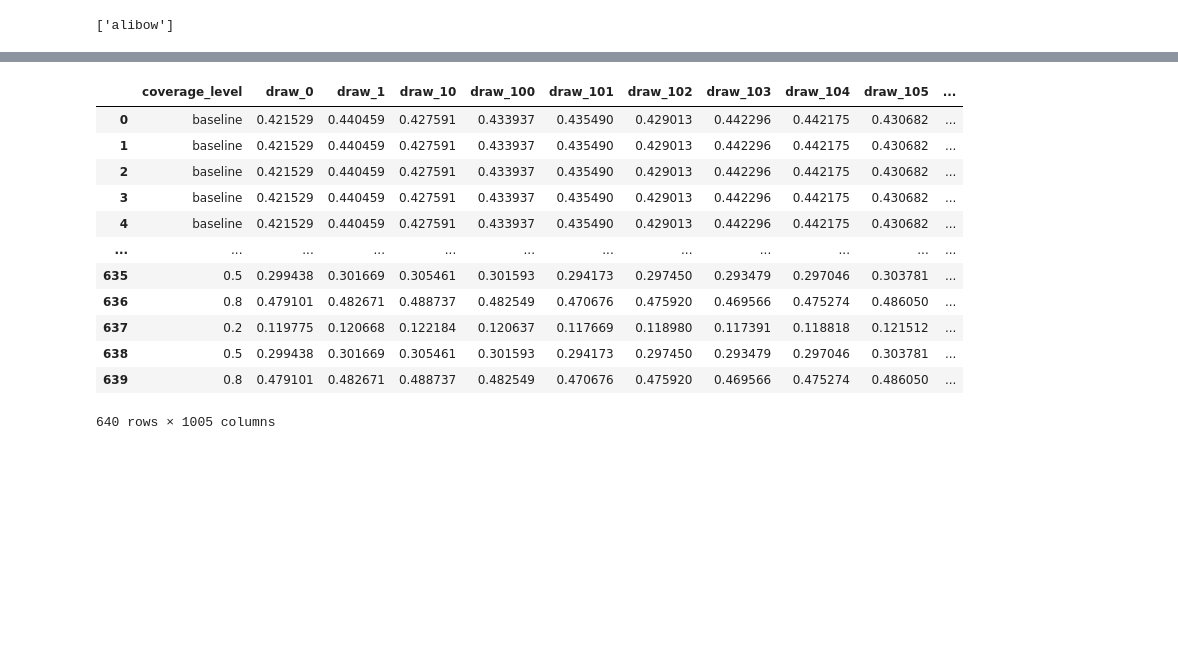
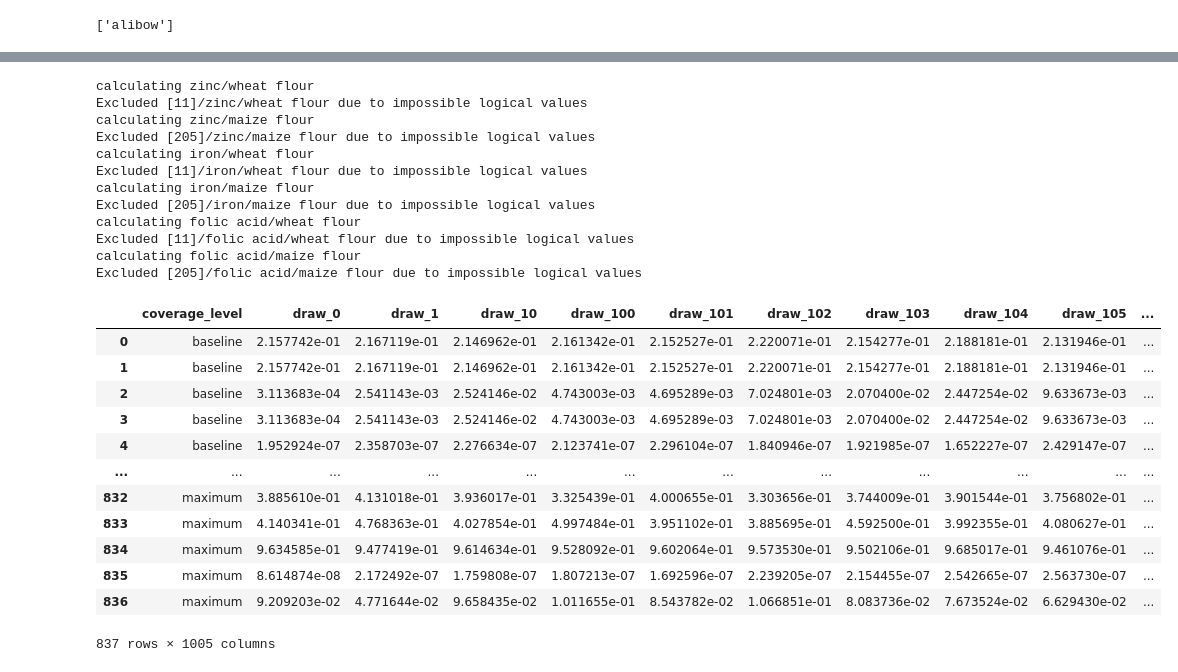
Before and after one commit to ihmeuw/vivarium_research_lsff, a Jupyter notebook: multiplication_models/coverage_plots.ipynb, the cells around one changed output, grey strips where cells are left out. Drawn from its saved outputs; the diff is of its cells as text; code cells hidden in the pictures; blank space fills up the shorter version.

Commit message:
update coverage algorithm and plots

```diff
--- a/multiplication_models/coverage_plots.ipynb
+++ b/multiplication_models/coverage_plots.ipynb
@@ -12,12 +12,12 @@ age_group_ids = [2,3,4,5]
 sex_ids = [1,2]
 coverage_levels = [0.2,0.5,0.8]
 years = [2021,2022,2023,2024,2025]
+# %%
+nutrients = ['vitamin a','zinc','iron','folic acid']
+vehicles = ['oil','wheat flour','maize flour']
 # %%
 coverage_data_dir = f'/ihme/homes/{username[0]}/notebooks/vivarium_research_lsff/data_prep/outputs/lsff_input_coverage_data.csv'
 # %%
-location_ids = (list(
-                pd.read_csv(coverage_data_dir)
-                .location_id
-                .unique()))
+location_ids = pd.read_csv(coverage_data_dir).location_id.unique()
 location_ids
 # %% [output]
@@ -25,3 +25,0 @@ location_ids
-# %%
-nutrients = ['vitamin a','zinc','iron','folic acid']
-vehicles = ['oil','wheat flour']
@@ -43,22 +27,21 @@ l
 coverage_u5 = pd.DataFrame()
 for nutrient in nutrients:
     if nutrient == 'vitamin a':
-        vehicle = 'oil'
+        vehicles = ['oil']
     else:
-        vehicle = 'wheat flour'
-    baseline_coverage, counterfactual_coverage = generate_overall_coverage_rates(
-                                                     coverage_data_dir,
-                                                     nutrient,
-                                                     vehicle,
-                                                     coverage_levels,
-                                                     years,
-                                                     location_ids,
-                                                    ['under-5','total population',np.nan])
-    baseline_coverage['coverage_level'] = 'baseline'
-    coverage = pd.concat([baseline_coverage.reset_index(),counterfactual_coverage.reset_index()], ignore_index=True)
-    coverage['nutrient'] = nutrient
-    coverage['vehicle'] = vehicle
-    coverage_u5 = pd.concat([coverage_u5, coverage], ignore_index=True)
+        vehicles = ['wheat flour', 'maize flour']
+    for vehicle in vehicles:
+        print(f'calculating {nutrient}/{vehicle}')
+        cov_a, cov_b = generate_logical_coverage_draws(coverage_data_dir, location_ids, nutrient, vehicle)
+        baseline_coverage, counterfactual_coverage = generate_coverage_dfs(cov_a, cov_b, [2021,2025], coverage_levels)
+        baseline_coverage['coverage_level'] = 'baseline'
+        cov_b['coverage_level'] = 'maximum'
+        coverage = pd.concat([baseline_coverage.reset_index(),
+                              counterfactual_coverage.reset_index(),
+                              cov_b.reset_index()], ignore_index=True)
+        coverage['nutrient'] = nutrient
+        coverage['vehicle'] = vehicle
+        coverage_u5 = pd.concat([coverage_u5, coverage], ignore_index=True)
 
 coverage_u5
 # %% [output]
@@ -72,16 +66,28 @@ To retain the current behavior and silence the warning, pass 'sort=True'.
+calculating zinc/wheat flour
+Excluded [11]/zinc/wheat flour due to impossible logical values
+calculating zinc/maize flour
+Excluded [205]/zinc/maize flour due to impossible logical values
+calculating iron/wheat flour
+Excluded [11]/iron/wheat flour due to impossible logical values
+calculating iron/maize flour
+Excluded [205]/iron/maize flour due to impossible logical values
+calculating folic acid/wheat flour
+Excluded [11]/folic acid/wheat flour due to impossible logical values
+calculating folic acid/maize flour
+Excluded [205]/folic acid/maize flour due to impossible logical values
 |  | coverage_level | draw_0 | draw_1 | draw_10 | draw_100 | draw_101 | draw_102 | draw_103 | draw_104 | draw_105 | ... |
-| 0 | baseline | 0.421529 | 0.440459 | 0.427591 | 0.433937 | 0.435490 | 0.429013 | 0.442296 | 0.442175 | 0.430682 | ... |
-| 1 | baseline | 0.421529 | 0.440459 | 0.427591 | 0.433937 | 0.435490 | 0.429013 | 0.442296 | 0.442175 | 0.430682 | ... |
-| 2 | baseline | 0.421529 | 0.440459 | 0.427591 | 0.433937 | 0.435490 | 0.429013 | 0.442296 | 0.442175 | 0.430682 | ... |
-| 3 | baseline | 0.421529 | 0.440459 | 0.427591 | 0.433937 | 0.435490 | 0.429013 | 0.442296 | 0.442175 | 0.430682 | ... |
-| 4 | baseline | 0.421529 | 0.440459 | 0.427591 | 0.433937 | 0.435490 | 0.429013 | 0.442296 | 0.442175 | 0.430682 | ... |
+| 0 | baseline | 2.157742e-01 | 2.167119e-01 | 2.146962e-01 | 2.161342e-01 | 2.152527e-01 | 2.220071e-01 | 2.154277e-01 | 2.188181e-01 | 2.131946e-01 | ... |
+| 1 | baseline | 2.157742e-01 | 2.167119e-01 | 2.146962e-01 | 2.161342e-01 | 2.152527e-01 | 2.220071e-01 | 2.154277e-01 | 2.188181e-01 | 2.131946e-01 | ... |
+| 2 | baseline | 3.113683e-04 | 2.541143e-03 | 2.524146e-02 | 4.743003e-03 | 4.695289e-03 | 7.024801e-03 | 2.070400e-02 | 2.447254e-02 | 9.633673e-03 | ... |
+| 3 | baseline | 3.113683e-04 | 2.541143e-03 | 2.524146e-02 | 4.743003e-03 | 4.695289e-03 | 7.024801e-03 | 2.070400e-02 | 2.447254e-02 | 9.633673e-03 | ... |
+| 4 | baseline | 1.952924e-07 | 2.358703e-07 | 2.276634e-07 | 2.123741e-07 | 2.296104e-07 | 1.840946e-07 | 1.921985e-07 | 1.652227e-07 | 2.429147e-07 | ... |
 | ... | ... | ... | ... | ... | ... | ... | ... | ... | ... | ... | ... |
-| 635 | 0.5 | 0.299438 | 0.301669 | 0.305461 | 0.301593 | 0.294173 | 0.297450 | 0.293479 | 0.297046 | 0.303781 | ... |
-| 636 | 0.8 | 0.479101 | 0.482671 | 0.488737 | 0.482549 | 0.470676 | 0.475920 | 0.469566 | 0.475274 | 0.486050 | ... |
-| 637 | 0.2 | 0.119775 | 0.120668 | 0.122184 | 0.120637 | 0.117669 | 0.118980 | 0.117391 | 0.118818 | 0.121512 | ... |
-| 638 | 0.5 | 0.299438 | 0.301669 | 0.305461 | 0.301593 | 0.294173 | 0.297450 | 0.293479 | 0.297046 | 0.303781 | ... |
-| 639 | 0.8 | 0.479101 | 0.482671 | 0.488737 | 0.482549 | 0.470676 | 0.475920 | 0.469566 | 0.475274 | 0.486050 | ... |
+| 832 | maximum | 3.885610e-01 | 4.131018e-01 | 3.936017e-01 | 3.325439e-01 | 4.000655e-01 | 3.303656e-01 | 3.744009e-01 | 3.901544e-01 | 3.756802e-01 | ... |
+| 833 | maximum | 4.140341e-01 | 4.768363e-01 | 4.027854e-01 | 4.997484e-01 | 3.951102e-01 | 3.885695e-01 | 4.592500e-01 | 3.992355e-01 | 4.080627e-01 | ... |
+| 834 | maximum | 9.634585e-01 | 9.477419e-01 | 9.614634e-01 | 9.528092e-01 | 9.602064e-01 | 9.573530e-01 | 9.502106e-01 | 9.685017e-01 | 9.461076e-01 | ... |
+| 835 | maximum | 8.614874e-08 | 2.172492e-07 | 1.759808e-07 | 1.807213e-07 | 1.692596e-07 | 2.239205e-07 | 2.154455e-07 | 2.542665e-07 | 2.563730e-07 | ... |
+| 836 | maximum | 9.209203e-02 | 4.771644e-02 | 9.658435e-02 | 1.011655e-01 | 8.543782e-02 | 1.066851e-01 | 8.083736e-02 | 7.673524e-02 | 6.629430e-02 | ... |
-640 rows × 1005 columns
+837 rows × 1005 columns
 # %%
 coverage_u5_summarized = (coverage_u5
                    .set_index([c for c in coverage_u5.columns if 'draw' not in c])
```
Also changed, not shown: parts of 8 cells of this notebook, 9 other files.
